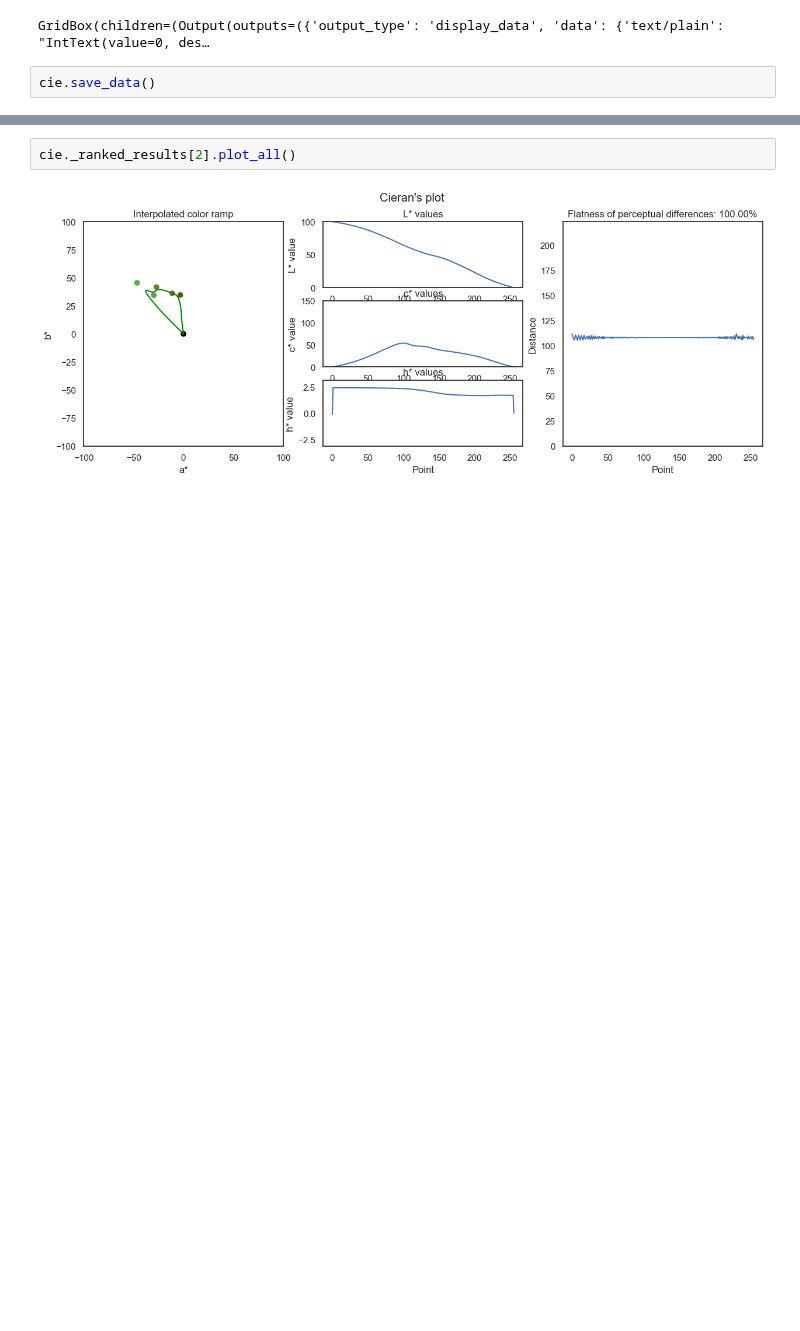
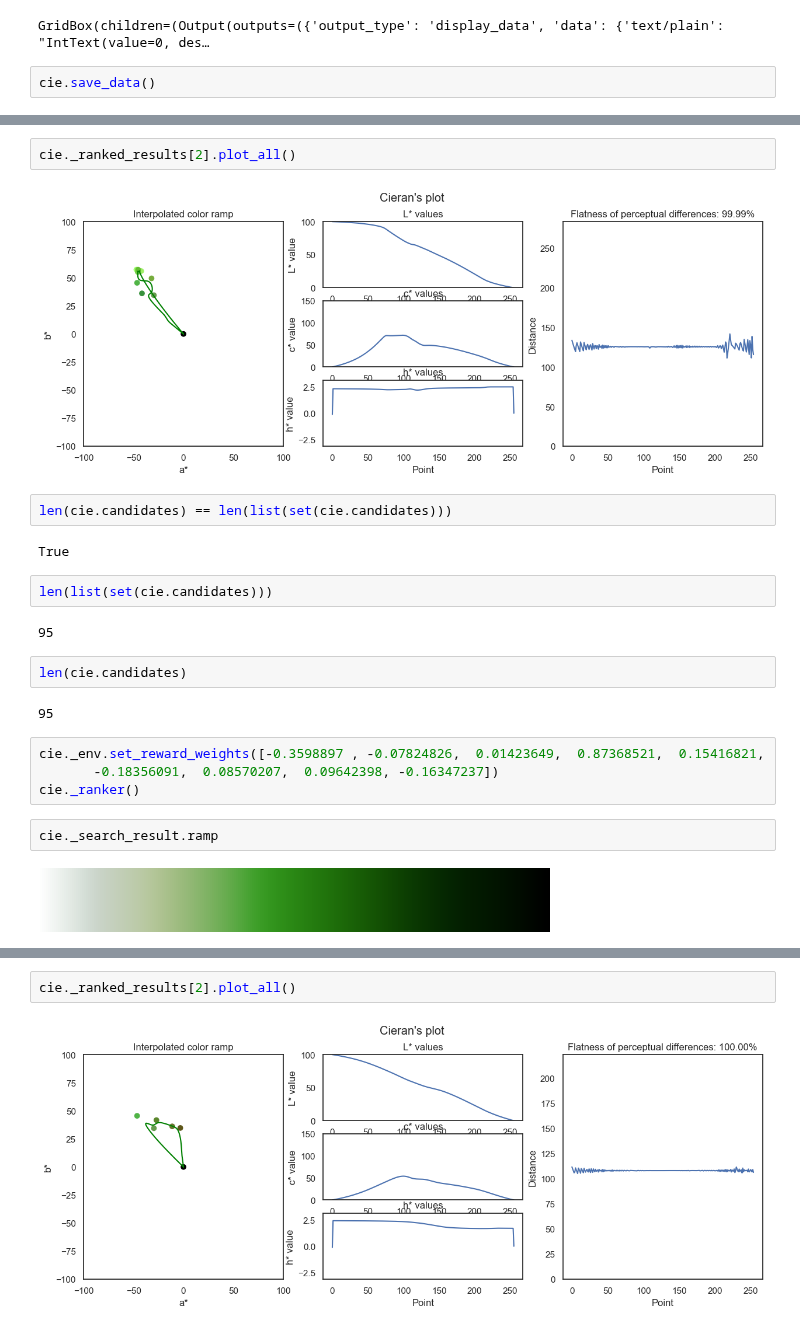
Before and after one commit to matthhong/cieran, a Jupyter notebook: Cieran.ipynb, the cells around one changed output, grey strips where cells are left out. Cells and saved outputs as stored; diff of their text form; blank space fills up the shorter version.

```diff
--- a/Cieran.ipynb
+++ b/Cieran.ipynb
@@ -73,0 +49,24 @@ np.dot(cie._ranked_results[1].features, cie._env.reward_weights)
+# %%
+cie._ranked_results[2].plot_all()
+# %% [output]
+[figure, added]
+# %%
+len(cie.candidates) == len(list(set(cie.candidates)))
+# %% [output]
+True
+# %%
+len(list(set(cie.candidates)))
+# %% [output]
+95
+# %%
+len(cie.candidates)
+# %% [output]
+95
+# %%
+cie._env.set_reward_weights([-0.3598897 , -0.07824826,  0.01423649,  0.87368521,  0.15416821,
+       -0.18356091,  0.08570207,  0.09642398, -0.16347237])
+cie._ranker()
+# %%
+cie._search_result.ramp
+# %% [output]
+[figure, added]
```
Also changed, not shown: parts of 21 cells of this notebook, 2 other files.
